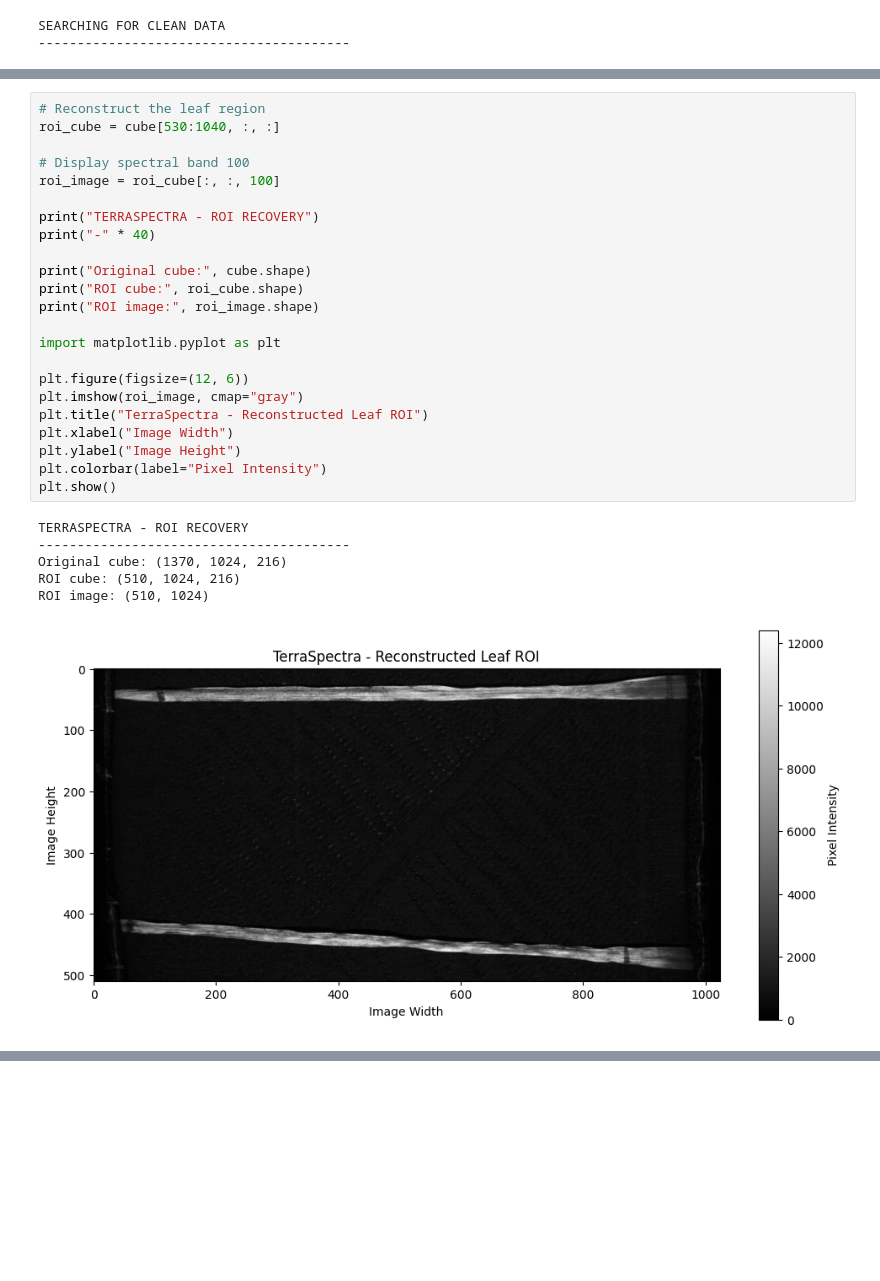
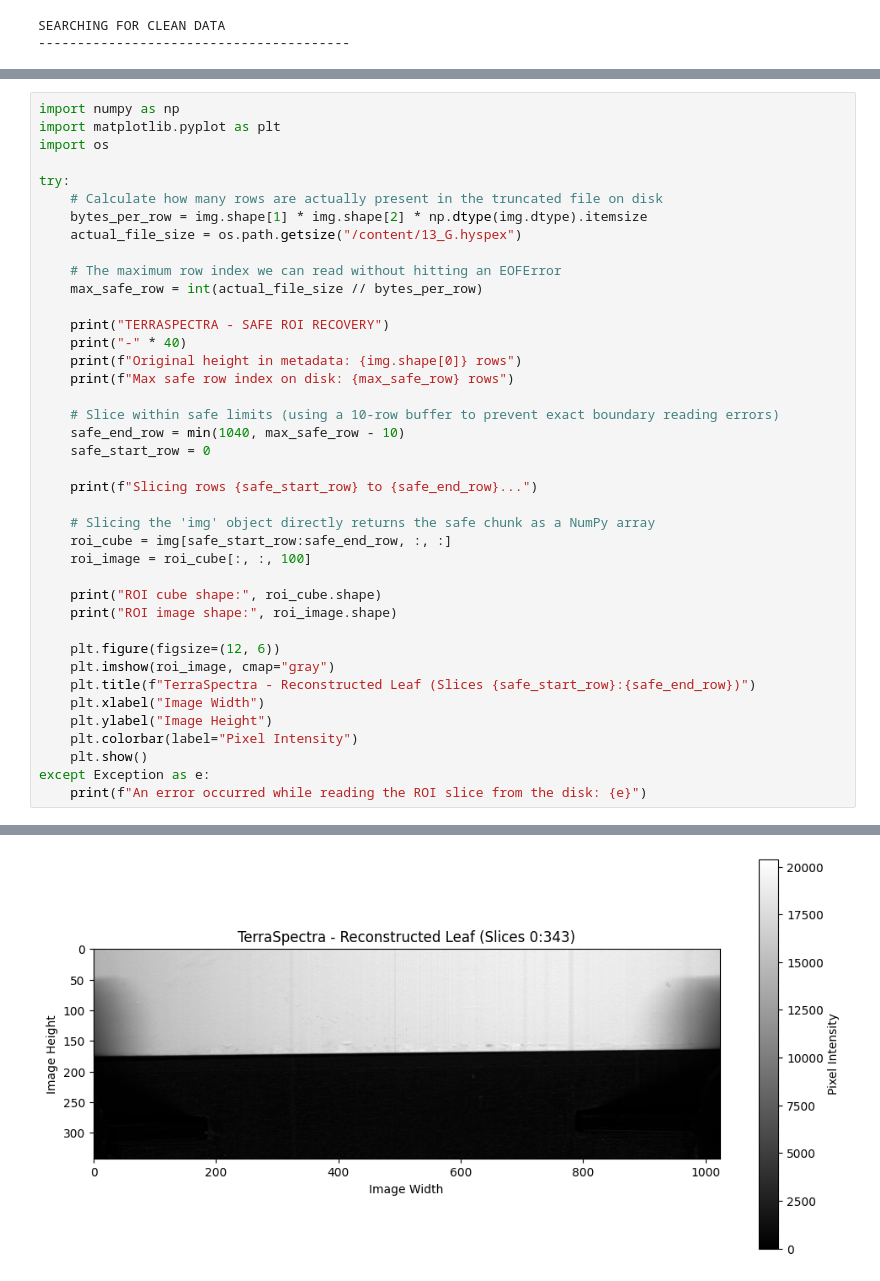
Before and after one commit to megha-0066/TerraSpectra, a Jupyter notebook: TeraSpectra.ipynb, the cells around one changed output, grey strips where cells are left out. Cells and saved outputs as stored; diff of their text form; blank space fills up the shorter version.

```diff
--- a/TeraSpectra.ipynb
+++ b/TeraSpectra.ipynb
@@ -1124,30 +1155,41 @@ spectral : module
-# %%
-# Reconstruct the leaf region
-roi_cube = cube[530:1040, :, :]
-
-# Display spectral band 100
-roi_image = roi_cube[:, :, 100]
-
-print("TERRASPECTRA - ROI RECOVERY")
-print("-" * 40)
-
-print("Original cube:", cube.shape)
-print("ROI cube:", roi_cube.shape)
-print("ROI image:", roi_image.shape)
-
-import matplotlib.pyplot as plt
-
-plt.figure(figsize=(12, 6))
-plt.imshow(roi_image, cmap="gray")
-plt.title("TerraSpectra - Reconstructed Leaf ROI")
-plt.xlabel("Image Width")
-plt.ylabel("Image Height")
-plt.colorbar(label="Pixel Intensity")
-plt.show()
-# %% [output]
-TERRASPECTRA - ROI RECOVERY
-----------------------------------------
-Original cube: (1370, 1024, 216)
-ROI cube: (510, 1024, 216)
-ROI image: (510, 1024)
-[figure, removed]
+# %%
+import numpy as np
+import matplotlib.pyplot as plt
+import os
+
+try:
+    # Calculate how many rows are actually present in the truncated file on disk
+    bytes_per_row = img.shape[1] * img.shape[2] * np.dtype(img.dtype).itemsize
+    actual_file_size = os.path.getsize("/content/13_G.hyspex")
+
+    # The maximum row index we can read without hitting an EOFError
+    max_safe_row = int(actual_file_size // bytes_per_row)
+
+    print("TERRASPECTRA - SAFE ROI RECOVERY")
+    print("-" * 40)
+    print(f"Original height in metadata: {img.shape[0]} rows")
+    print(f"Max safe row index on disk: {max_safe_row} rows")
+
+    # Slice within safe limits (using a 10-row buffer to prevent exact boundary reading errors)
+    safe_end_row = min(1040, max_safe_row - 10)
+    safe_start_row = 0
+
+    print(f"Slicing rows {safe_start_row} to {safe_end_row}...")
+
+    # Slicing the 'img' object directly returns the safe chunk as a NumPy array
+    roi_cube = img[safe_start_row:safe_end_row, :, :]
+    roi_image = roi_cube[:, :, 100]
+
+    print("ROI cube shape:", roi_cube.shape)
+    print("ROI image shape:", roi_image.shape)
+
+    plt.figure(figsize=(12, 6))
+    plt.imshow(roi_image, cmap="gray")
+    plt.title(f"TerraSpectra - Reconstructed Leaf (Slices {safe_start_row}:{safe_end_row})")
+    plt.xlabel("Image Width")
+    plt.ylabel("Image Height")
+    plt.colorbar(label="Pixel Intensity")
+    plt.show()
+except Exception as e:
+    print(f"An error occurred while reading the ROI slice from the disk: {e}")
+# %% [output]
@@ -1154,3 +1203,4 @@ ROI image: (510, 1024)
+[figure, added]
 # %%
 import numpy as np
 import matplotlib.pyplot as plt
```
Also changed, not shown: parts of 40 cells of this notebook.
